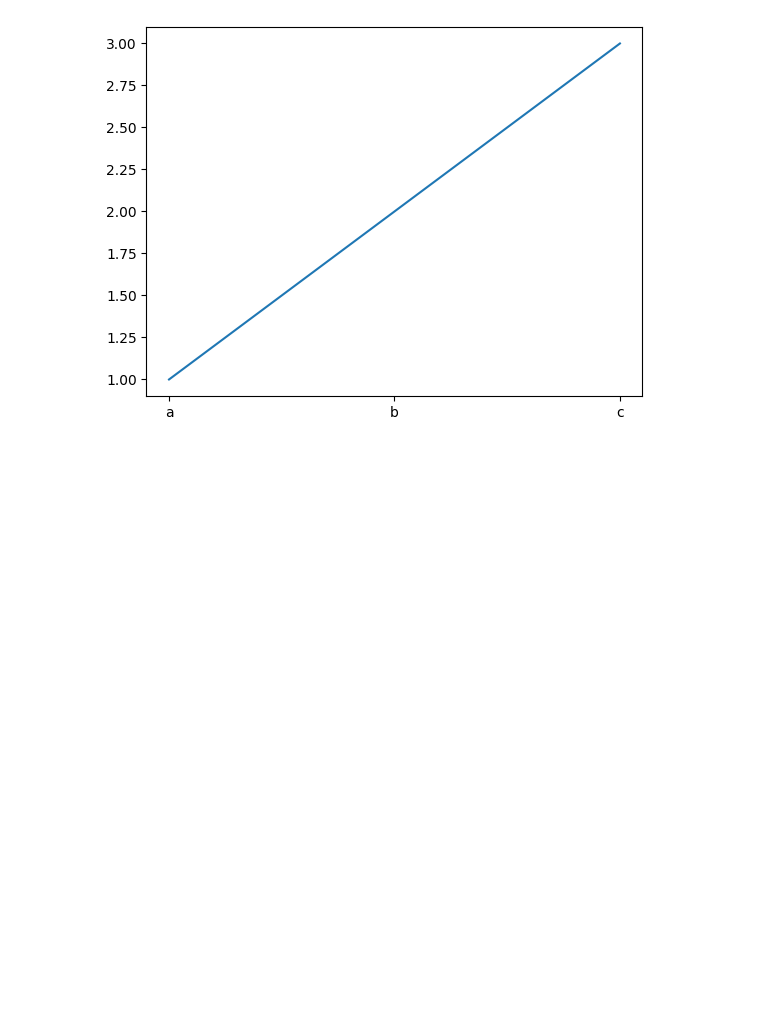
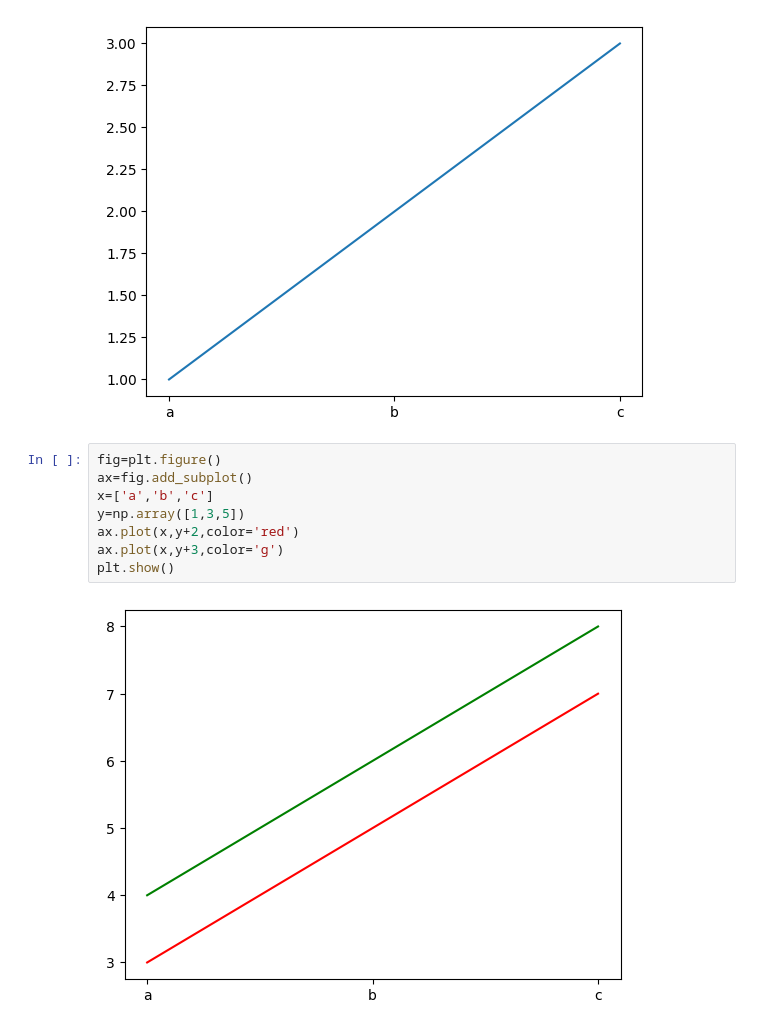
Before and after one commit to Finneas179/python, a Jupyter notebook: 上课/数据分析/折线图.ipynb, the cells around one changed output. Saved outputs shown, nothing was run; the diff lists cells and outputs as text; blank space fills up the shorter version.

```diff
--- a/上课/数据分析/折线图.ipynb
+++ b/上课/数据分析/折线图.ipynb
@@ -8,3 +8,13 @@ ax.plot(['a','b','c'],[1,2,3])
 plt.show()
 # %% [output]
 [figure]
+# %%
+fig=plt.figure()
+ax=fig.add_subplot()
+x=['a','b','c']
+y=np.array([1,3,5])
+ax.plot(x,y+2,color='red')
+ax.plot(x,y+3,color='g')
+plt.show()
+# %% [output]
+[figure, added]
```
